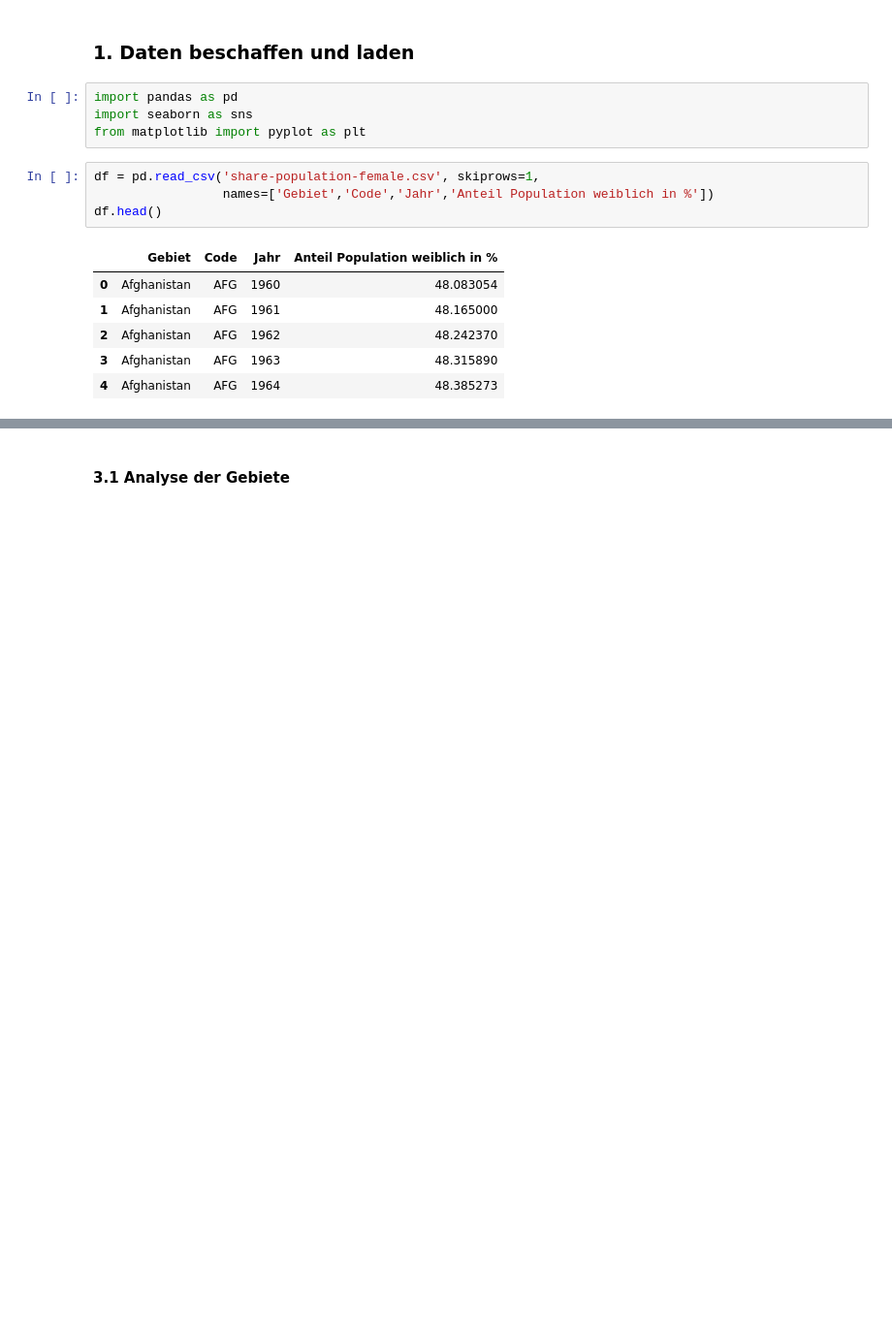
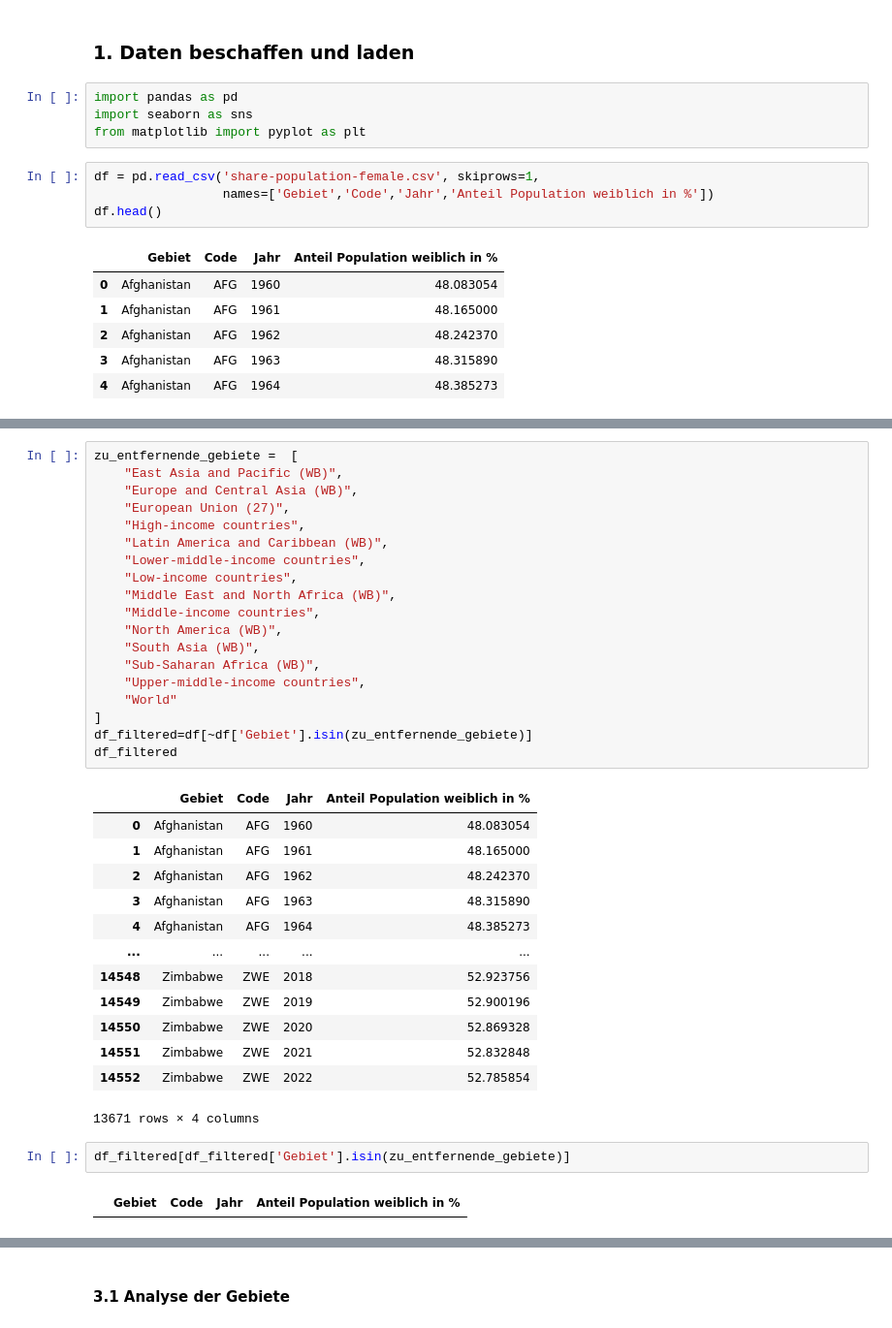
Before and after one commit to elenabuchli/Leistungsnachweis_2, a Jupyter notebook: Leistungsnachweis_Python_Frauenanteil.ipynb, the cells around one changed output, grey strips where cells are left out. Shown at 97% size. Drawn from its saved outputs; the diff is of its cells as text; blank space fills up the shorter version.

```diff
--- a/Leistungsnachweis_Python_Frauenanteil.ipynb
+++ b/Leistungsnachweis_Python_Frauenanteil.ipynb
@@ -41 +53,38 @@ Welche Datentypen kommen in meinem Datensatz vor?
+# %%
+zu_entfernende_gebiete =  [
+    "East Asia and Pacific (WB)",
+    "Europe and Central Asia (WB)",
+    "European Union (27)",
+    "High-income countries",
+    "Latin America and Caribbean (WB)",
+    "Lower-middle-income countries",
+    "Low-income countries",
+    "Middle East and North Africa (WB)",
+    "Middle-income countries",
+    "North America (WB)",
+    "South Asia (WB)",
+    "Sub-Saharan Africa (WB)",
+    "Upper-middle-income countries",
+    "World"
+]
+df_filtered=df[~df['Gebiet'].isin(zu_entfernende_gebiete)]
+df_filtered
+# %% [output]
+|  | Gebiet | Code | Jahr | Anteil Population weiblich in % |
+| 0 | Afghanistan | AFG | 1960 | 48.083054 |
+| 1 | Afghanistan | AFG | 1961 | 48.165000 |
+| 2 | Afghanistan | AFG | 1962 | 48.242370 |
+| 3 | Afghanistan | AFG | 1963 | 48.315890 |
+| 4 | Afghanistan | AFG | 1964 | 48.385273 |
+| ... | ... | ... | ... | ... |
+| 14548 | Zimbabwe | ZWE | 2018 | 52.923756 |
+| 14549 | Zimbabwe | ZWE | 2019 | 52.900196 |
+| 14550 | Zimbabwe | ZWE | 2020 | 52.869328 |
+| 14551 | Zimbabwe | ZWE | 2021 | 52.832848 |
+| 14552 | Zimbabwe | ZWE | 2022 | 52.785854 |
+13671 rows × 4 columns
+# %%
+df_filtered[df_filtered['Gebiet'].isin(zu_entfernende_gebiete)]
+# %% [output]
+|  | Gebiet | Code | Jahr | Anteil Population weiblich in % |
 # %%
```
Also changed, not shown: parts of 18 cells of this notebook.
